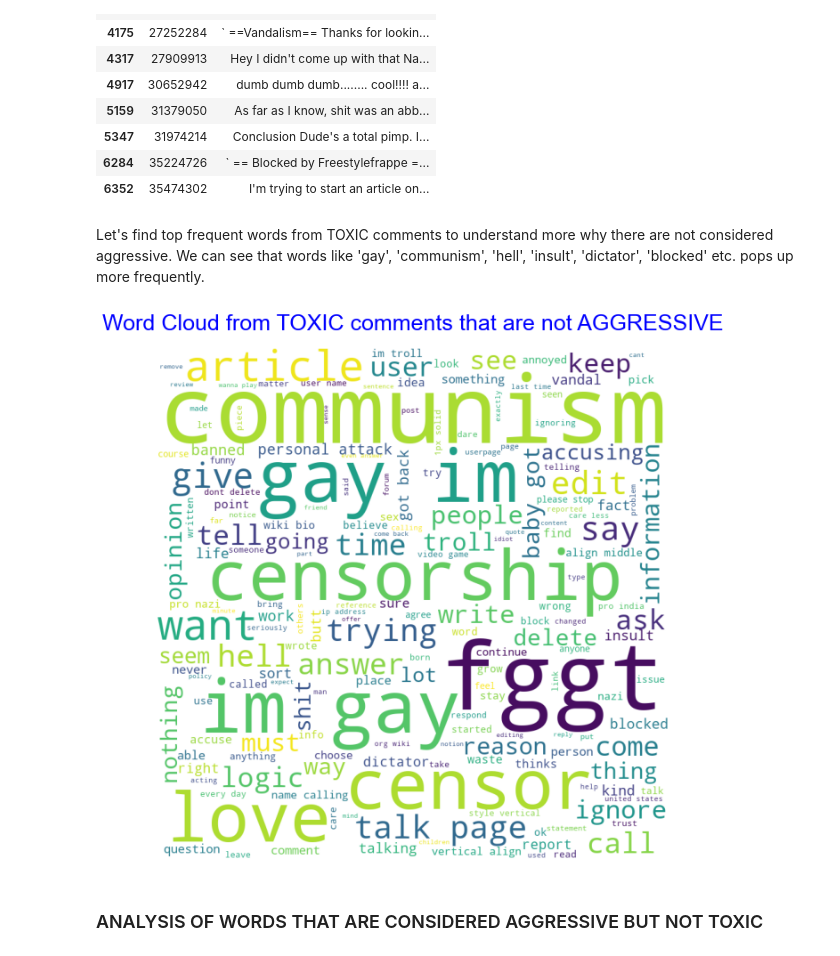
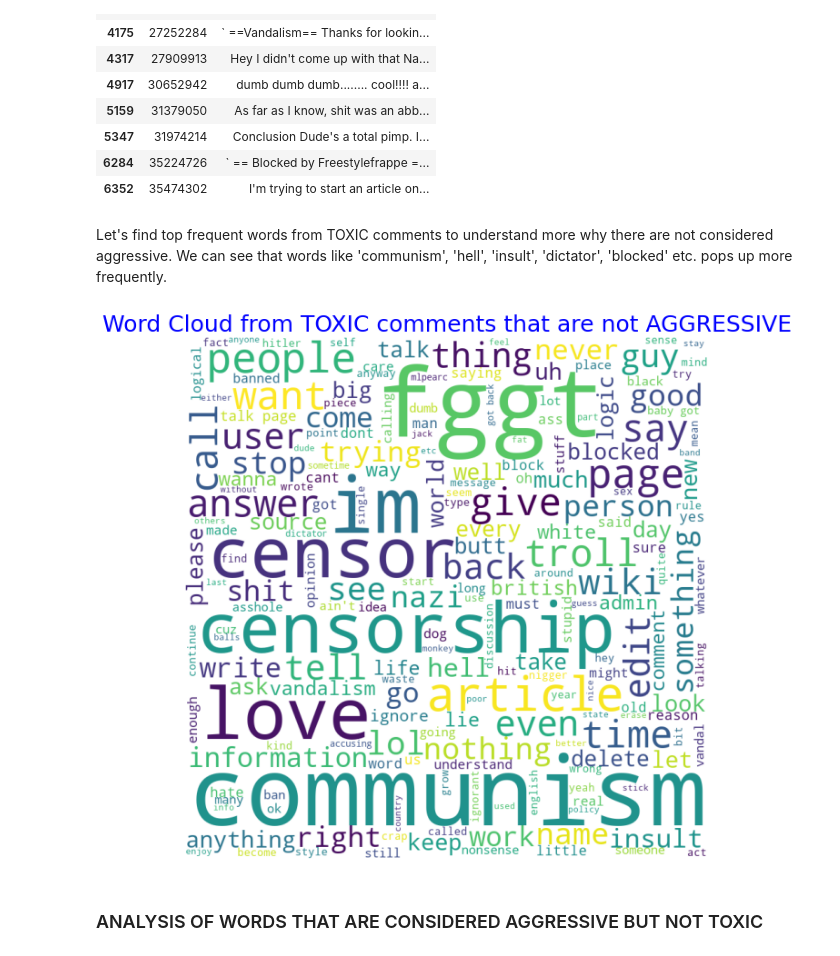
Before and after one commit to Arora-Dhruv/data-512, a Jupyter notebook: data-512-a2/a2- bias in data.ipynb, the cells around one changed output. Saved outputs shown, nothing was run; the diff lists cells and outputs as text; code cells hidden in the pictures.

Commit message:
updated to remove provocatice words

```diff
--- a/data-512-a2/a2- bias in data.ipynb
+++ b/data-512-a2/a2- bias in data.ipynb
@@ -39,6 +39,7 @@ We have manually downloaded the below datasets (3 for each hostile speech) to lo
 
 <a id="https://figshare.com/articles/dataset/Wikipedia_Talk_Labels_Aggression/4267550"> Agression Datasets Link</a>: Version 5 posted on 22.02.2017
 # %%
+FOLDER_NAME ='Wikipedia Detox Datasets/'
 aggression_annotations =pd.read_csv(FOLDER_NAME + "aggression_annotations.tsv", delimiter="\t")
 aggression_worker_demographics =pd.read_csv(FOLDER_NAME + "aggression_worker_demographics.tsv", delimiter="\t")
 aggression_annotated_comments =pd.read_csv(FOLDER_NAME + "aggression_annotated_comments.tsv", delimiter="\t")
@@ -251,42 +253,44 @@ Sample TOXIC comments that are not AGGRESSIVE-->
 | 6284 | 35224726 | ` == Blocked by Freestylefrappe =... |
 | 6352 | 35474302 | I'm trying to start an article on... |
 # %% [markdown]
-Let's find top frequent words from TOXIC comments to understand more why there are not considered aggressive. We can see that words like 'gay', 'communism', 'hell', 'insult', 'dictator', 'blocked' etc. pops up more frequently.
+Let's find top frequent words from TOXIC comments to understand more why there are not considered aggressive. We can see that words like  'communism', 'hell', 'insult', 'dictator', 'blocked' etc. pops up more frequently.
 # %%
-stopwords = ["really", "know", "now", "will", "one", "wikipedia", "think", "deepak", "valid", "make", "need"] + list(STOPWORDS)
+comment_words=''
+stopwords = ["really", "know", "now", "will", "one", "wikipedia", "think", "deepak", \
+             "valid", "make", "need", "gay"] + list(STOPWORDS)
 
 # iterate through the csv file
 for val in comments_toxic.comment:
 
     # typecaste each val to string
     val = str(val)
 
     # split the value
     tokens = val.split()
 
     # Converts each token into lowercase
     for i in range(len(tokens)):
         tokens[i] = tokens[i].lower()
 
     comment_words += " ".join(tokens)+" "
 
 wordcloud = WordCloud(width = 800, height = 800,
                 background_color ='white',
                 stopwords = stopwords,
                 min_font_size = 10).generate(comment_words)
 
 # plot the WordCloud image
 plt.figure(figsize = (8, 8), facecolor = None)
 plt.imshow(wordcloud)
 plt.axis("off")
 plt.tight_layout(pad = 0)
 plt.title('Word Cloud from TOXIC comments that are not AGGRESSIVE', fontsize=25, color='blue')
 
 plt.savefig('Word Cloud from TOXIC comments that are not AGGRESSIVE.png')
 
 plt.show()
 # %% [output]
-[figure, old version]
+[figure, new version]
 # %% [markdown]
 ### ANALYSIS OF WORDS THAT ARE CONSIDERED AGGRESSIVE  BUT NOT TOXIC
 # %%
```
Also changed, not shown: parts of 6 cells of this notebook, 3 other files.
